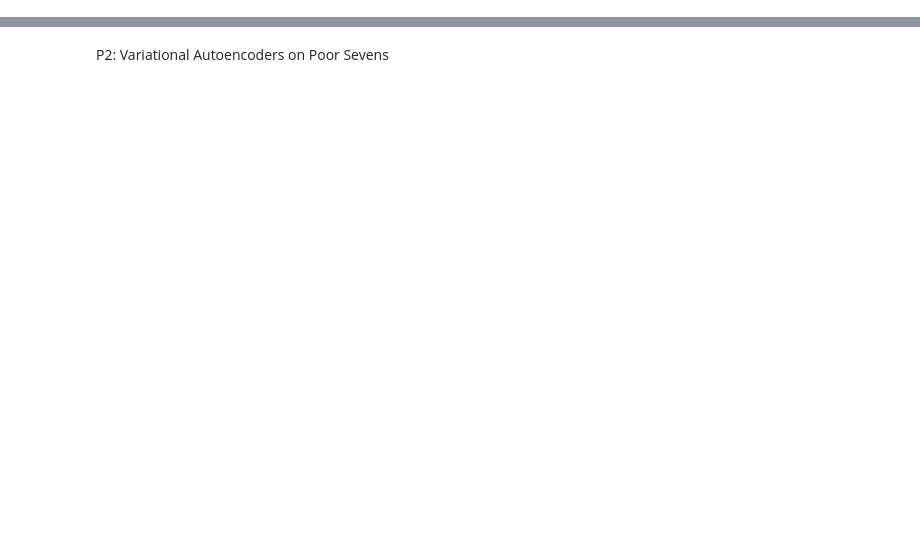
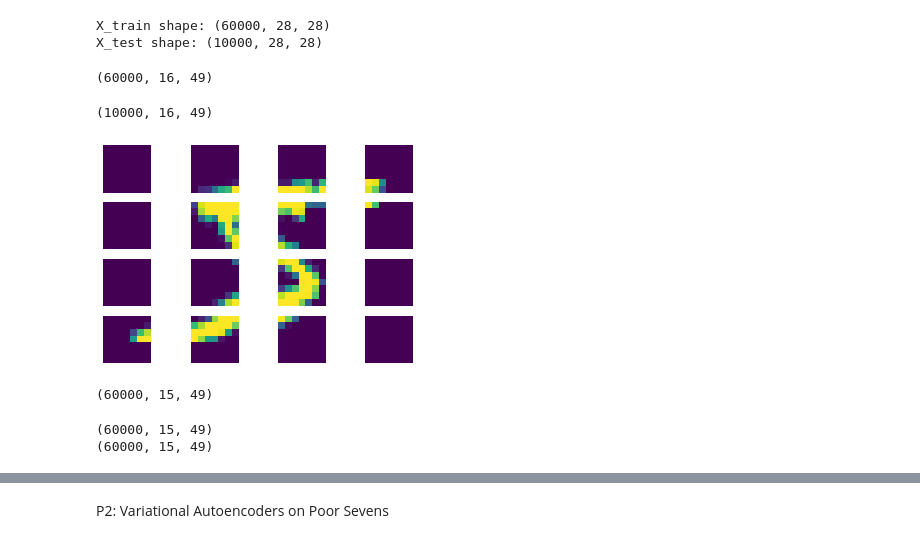
Before and after one commit to ram130849/Deep_Learning_Systems, a Jupyter notebook: TensorFlow/Ramki/E533_DLS_Assignment5.ipynb, the cells around one changed output, grey strips where cells are left out. Drawn from its saved outputs; the diff is of its cells as text; code cells hidden in the pictures; blank space fills up the shorter version.

```diff
--- a/TensorFlow/Ramki/E533_DLS_Assignment5.ipynb
+++ b/TensorFlow/Ramki/E533_DLS_Assignment5.ipynb
@@ -2,0 +27,5 @@
+# %%
+(x_train, y_train), (x_test, y_test) = keras.datasets.mnist.load_data()
+
+x_train = (x_train.astype("float32")) / 255.0
+x_test = (x_test.astype("float32")) / 255.0
@@ -2,0 +35,50 @@
+# %%
+print("X_train shape:",x_train.shape)
+print("X_test shape:",x_test.shape)
+# %% [output]
+X_train shape: (60000, 28, 28)
+X_test shape: (10000, 28, 28)
+# %%
+def extract_patches(x):
+    x = tf.expand_dims(x, 0)
+    x = tf.expand_dims(x, -1)
+    x = tf.image.extract_patches(images=x,
+                            sizes=[1, 7, 7, 1],
+                            strides=[1, 7, 7, 1],
+                            rates=[1, 1, 1, 1],
+                            padding='VALID')
+
+    x = tf.reshape(x,shape = (16,7,7,1))
+    return x.numpy().reshape(16,49)
+# %%
+x_tr = []
+for i in range(x_train.shape[0]):
+    x_tr.append(extract_patches(x_train[i,:,:]))
+x_train = np.array(x_tr)
+print(x_train.shape)
+# %% [output]
+(60000, 16, 49)
+# %%
+x_te = []
+for j in range(x_test.shape[0]):
+    x_te.append(extract_patches(x_test[j,:,:]))
+x_test = np.array(x_te)
+print(x_test.shape)
+# %% [output]
+(10000, 16, 49)
+# %%
+images = x_train[0,:,:].reshape(16,7,7)
+# %%
+fig = plt.figure()
+plt.subplots_adjust(wspace=.2, hspace=.2)
+for i, img in enumerate(images):
+    ax = plt.subplot(4, 4, i + 1)
+    ax.axis('off')
+    ax.imshow(img)
+plt.show()
+# %% [output]
+[figure, added]
+# %%
+x_train[:,1:16,:].shape
+# %% [output]
+(60000, 15, 49)
@@ -2,0 +95,6 @@
+# %%
+print(x_train[:,0:15,:].shape)
+print(x_train[:,1:16,:].shape)
+# %% [output]
+(60000, 15, 49)
+(60000, 15, 49)
```
Also changed, not shown: parts of 34 cells of this notebook.
